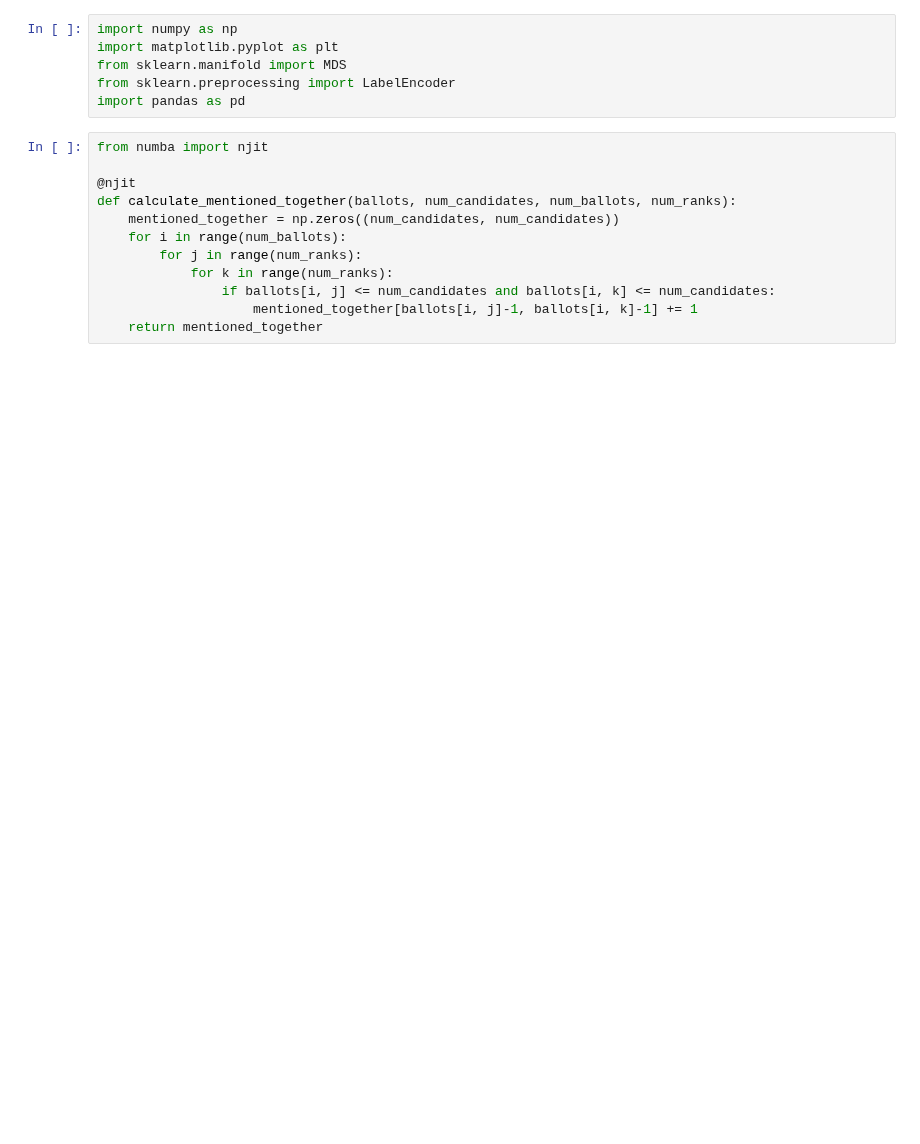
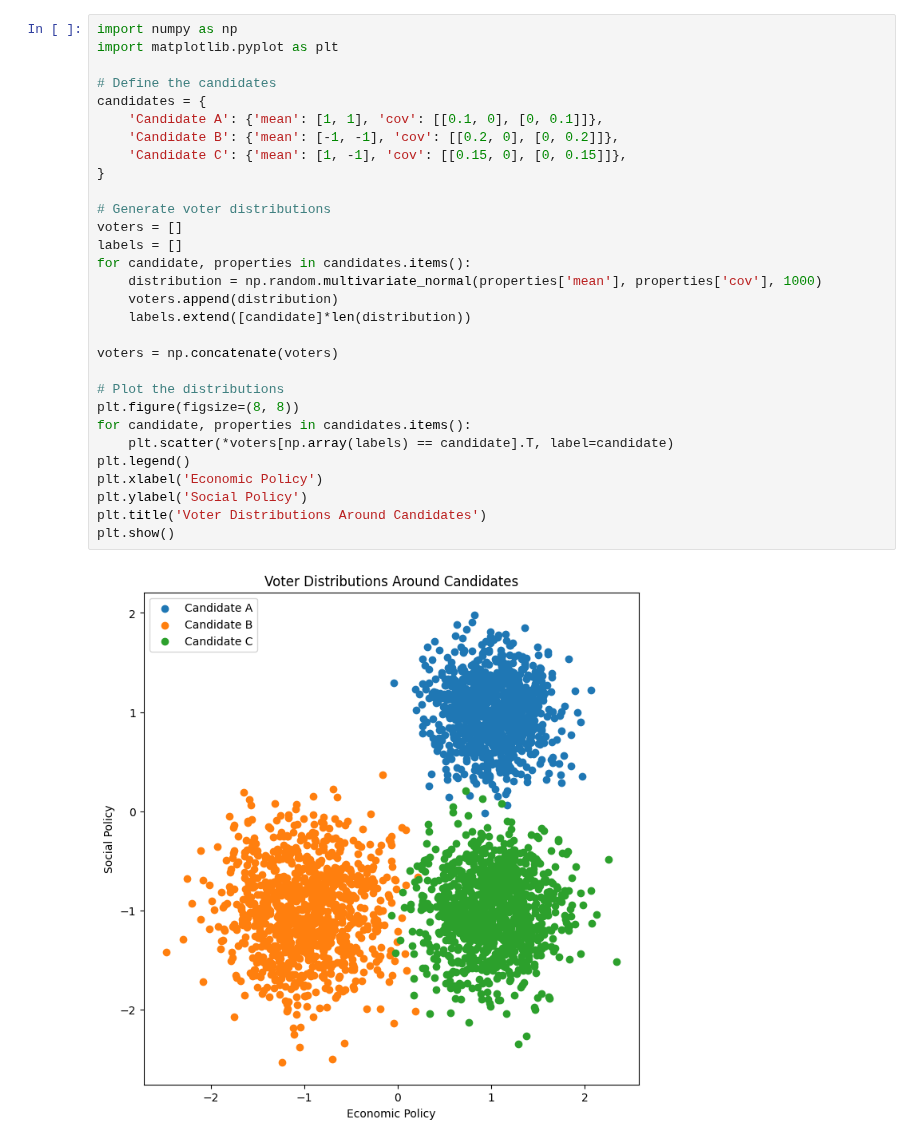
Before and after one commit to ericssimpson/voting-analysis-tools, a Jupyter notebook: mds_exploration/rcv_dimensionality.ipynb, the cells around one changed output. Drawn from its saved outputs; the diff is of its cells as text; blank space fills up the shorter version.

```diff
--- a/mds_exploration/rcv_dimensionality.ipynb
+++ b/mds_exploration/rcv_dimensionality.ipynb
@@ -1,19 +1,33 @@
-# %%
-import numpy as np
-import matplotlib.pyplot as plt
-from sklearn.manifold import MDS
-from sklearn.preprocessing import LabelEncoder
-import pandas as pd
-# %%
-from numba import njit
-
-@njit
-def calculate_mentioned_together(ballots, num_candidates, num_ballots, num_ranks):
-    mentioned_together = np.zeros((num_candidates, num_candidates))
-    for i in range(num_ballots):
-        for j in range(num_ranks):
-            for k in range(num_ranks):
-                if ballots[i, j] <= num_candidates and ballots[i, k] <= num_candidates:
-                    mentioned_together[ballots[i, j]-1, ballots[i, k]-1] += 1
-    return mentioned_together
+# %%
+import numpy as np
+import matplotlib.pyplot as plt
+
+# Define the candidates
+candidates = {
+    'Candidate A': {'mean': [1, 1], 'cov': [[0.1, 0], [0, 0.1]]},
+    'Candidate B': {'mean': [-1, -1], 'cov': [[0.2, 0], [0, 0.2]]},
+    'Candidate C': {'mean': [1, -1], 'cov': [[0.15, 0], [0, 0.15]]},
+}
+
+# Generate voter distributions
+voters = []
+labels = []
+for candidate, properties in candidates.items():
+    distribution = np.random.multivariate_normal(properties['mean'], properties['cov'], 1000)
+    voters.append(distribution)
+    labels.extend([candidate]*len(distribution))
+
+voters = np.concatenate(voters)
+
+# Plot the distributions
+plt.figure(figsize=(8, 8))
+for candidate, properties in candidates.items():
+    plt.scatter(*voters[np.array(labels) == candidate].T, label=candidate)
+plt.legend()
+plt.xlabel('Economic Policy')
+plt.ylabel('Social Policy')
+plt.title('Voter Distributions Around Candidates')
+plt.show()
+# %% [output]
+[figure, added]
 # %%
```
Also changed, not shown: parts of 5 cells of this notebook, 4 other files.
